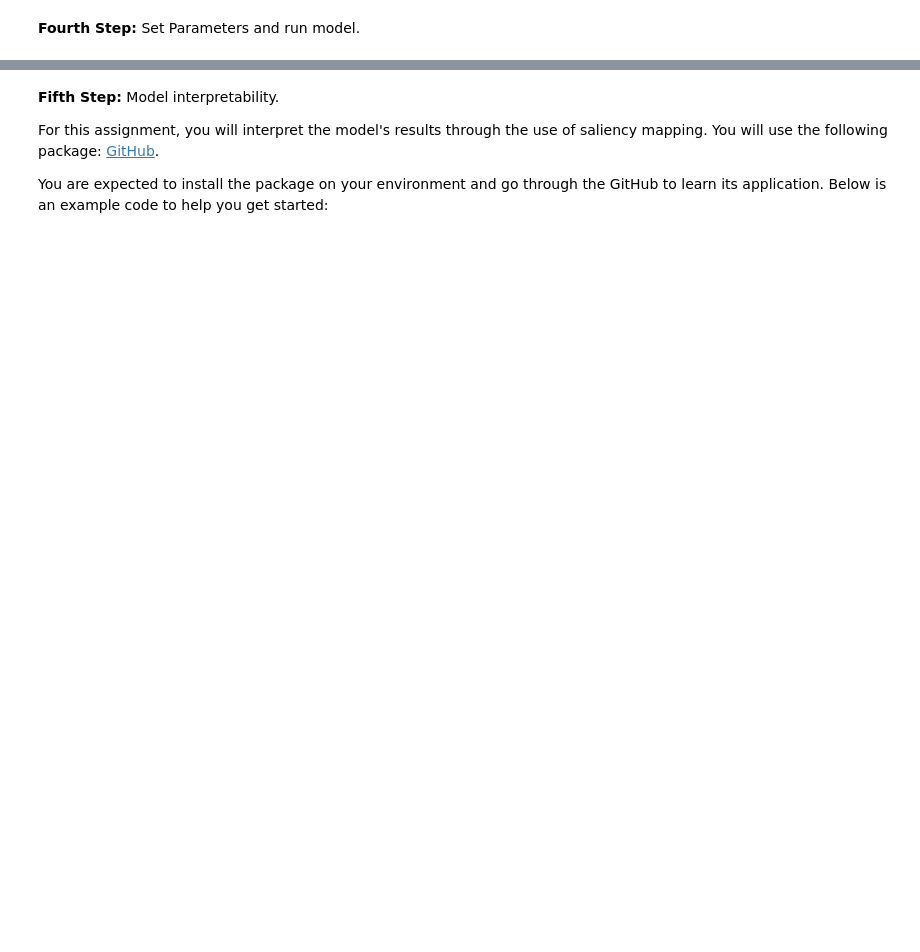
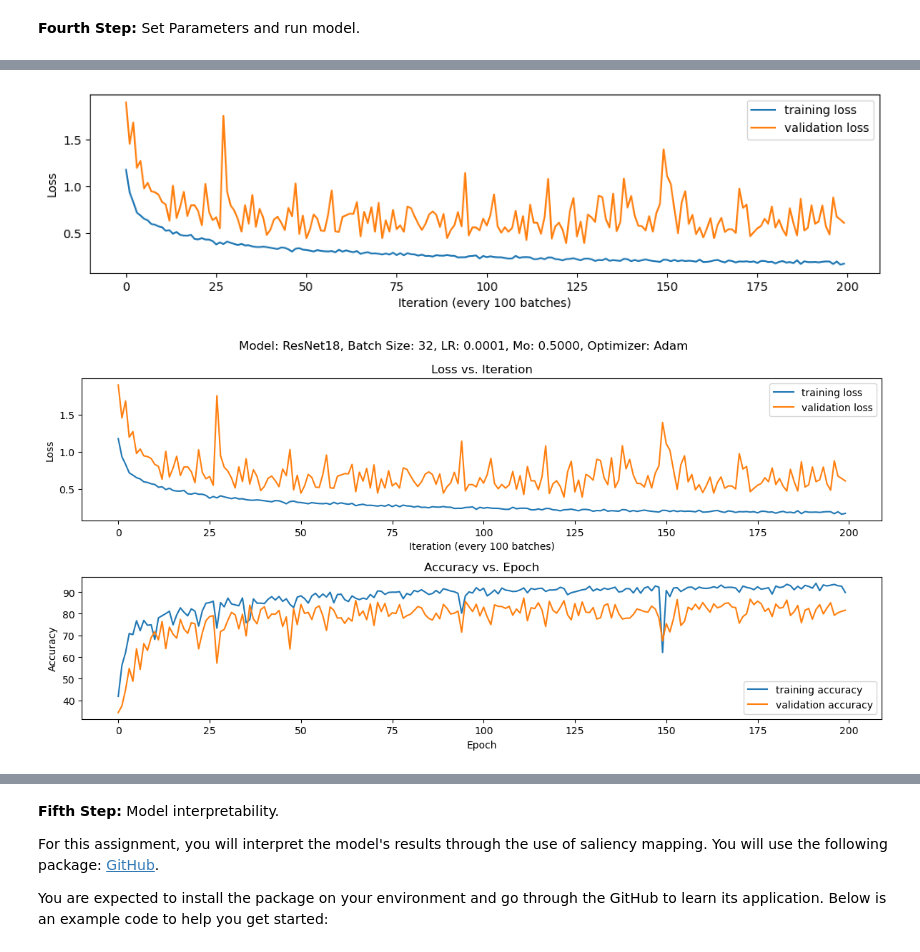
Before and after one commit to DarkEQ/BIM_284_ML_Project, a Jupyter notebook: Lab_B3.ipynb, the cells around one changed output, grey strips where cells are left out. Cells and saved outputs as stored; diff of their text form; code cells hidden in the pictures; blank space fills up the shorter version.

```diff
--- a/Lab_B3.ipynb
+++ b/Lab_B3.ipynb
@@ -87,0 +180,23 @@ torch.save(net.state_dict(), path_model_save)
+# %%
+# Define Parameters
+num_epochs = 200
+lr = 0.0001
+momentum = 0.5
+hist = copy.deepcopy(history)
+# %%
+# Define Loss Fuction
+loss_function = nn.CrossEntropyLoss()
+
+# Define Optimizer
+# optimizer = torch.optim.SGD(model.parameters(), lr=lr, momentum=momentum)
+optimizer = torch.optim.Adam(model.parameters(), lr=lr)
+
+hist['model'] = 'ResNet18'
+hist['batch_size'] = batch_size
+hist['learning_rate'] = lr
+# hist['momentum'] = momentum
+hist['optimizer'] = 'Adam'
+# %%
+hist = ML.train(model=model, loss_fn=loss_function, optimizer=optimizer,
+                train_loader=train_loader, test_loader=val_loader, num_epochs=num_epochs,
+                device = device, history=hist)
@@ -87,0 +229,8 @@ torch.save(net.state_dict(), path_model_save)
+# %%
+hist['momentum'] = momentum
+# %%
+# Plot Learning Curves
+ML.plot_learning_curve(hist)
+# %% [output]
+[figure, added]
+[figure, added]
```
Also changed, not shown: parts of 20 cells of this notebook, 1 other file.
